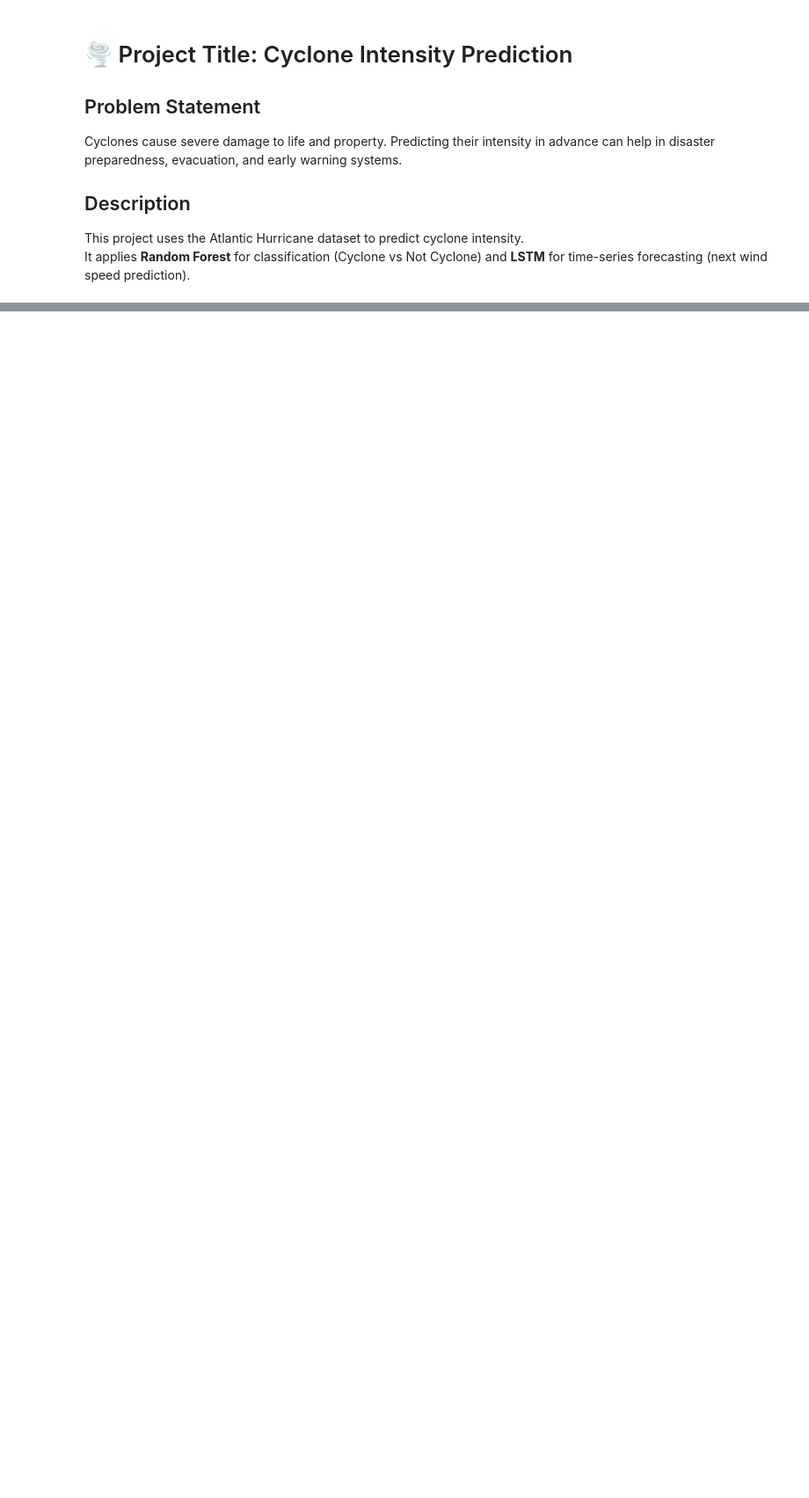
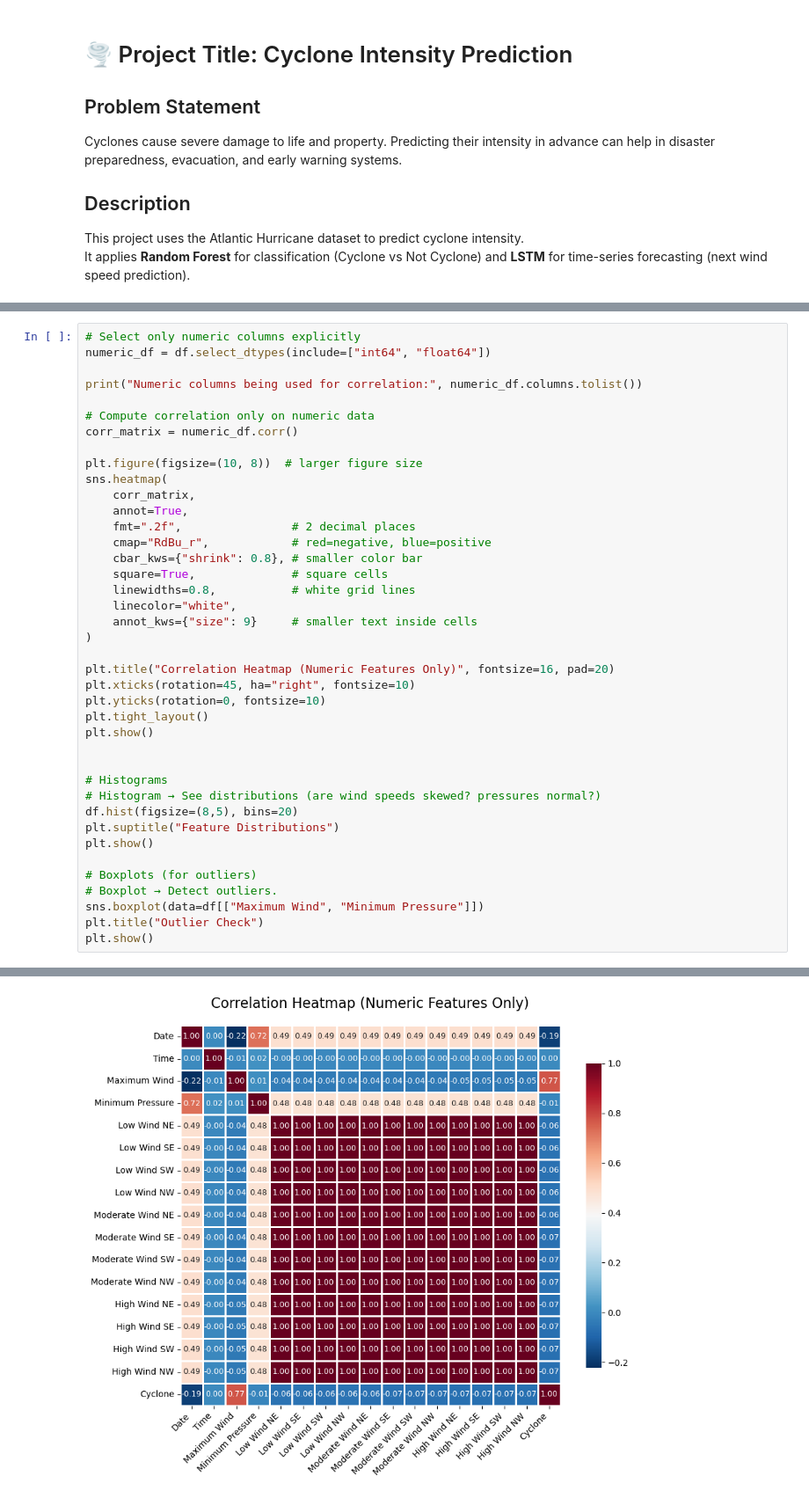
Before and after one commit to sravs154116/Cyclone_Intensity_Predition, a Jupyter notebook: Cyclone_Intern.ipynb, the cells around one changed output, grey strips where cells are left out. Shown at 88% size. Drawn from its saved outputs; the diff is of its cells as text; blank space fills up the shorter version.

```diff
--- a/Cyclone_Intern.ipynb
+++ b/Cyclone_Intern.ipynb
@@ -51,0 +66,41 @@ Columns available: ['ID', 'Name', 'Date', 'Time', 'Event', 'Status', 'Latitude',
+# %%
+# Select only numeric columns explicitly
+numeric_df = df.select_dtypes(include=["int64", "float64"])
+
+print("Numeric columns being used for correlation:", numeric_df.columns.tolist())
+
+# Compute correlation only on numeric data
+corr_matrix = numeric_df.corr()
+
+plt.figure(figsize=(10, 8))  # larger figure size
+sns.heatmap(
+    corr_matrix,
+    annot=True,
+    fmt=".2f",                # 2 decimal places
+    cmap="RdBu_r",            # red=negative, blue=positive
+    cbar_kws={"shrink": 0.8}, # smaller color bar
+    square=True,              # square cells
+    linewidths=0.8,           # white grid lines
+    linecolor="white",
+    annot_kws={"size": 9}     # smaller text inside cells
+)
+
+plt.title("Correlation Heatmap (Numeric Features Only)", fontsize=16, pad=20)
+plt.xticks(rotation=45, ha="right", fontsize=10)
+plt.yticks(rotation=0, fontsize=10)
+plt.tight_layout()
+plt.show()
+
+
+# Histograms
+# Histogram → See distributions (are wind speeds skewed? pressures normal?)
+df.hist(figsize=(8,5), bins=20)
+plt.suptitle("Feature Distributions")
+plt.show()
+
+# Boxplots (for outliers)
+# Boxplot → Detect outliers.
+sns.boxplot(data=df[["Maximum Wind", "Minimum Pressure"]])
+plt.title("Outlier Check")
+plt.show()
+# %% [output]
@@ -51,0 +108 @@ Columns available: ['ID', 'Name', 'Date', 'Time', 'Event', 'Status', 'Latitude',
+[figure, added]
```
Also changed, not shown: parts of 8 cells of this notebook.
